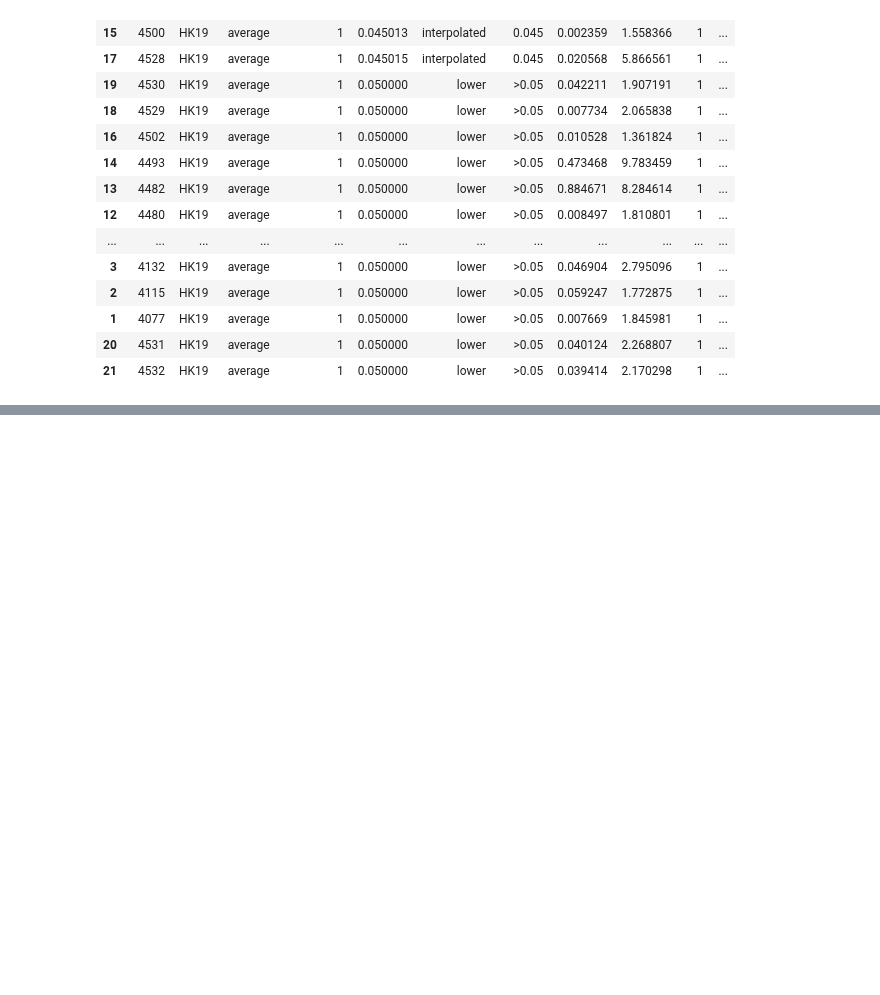
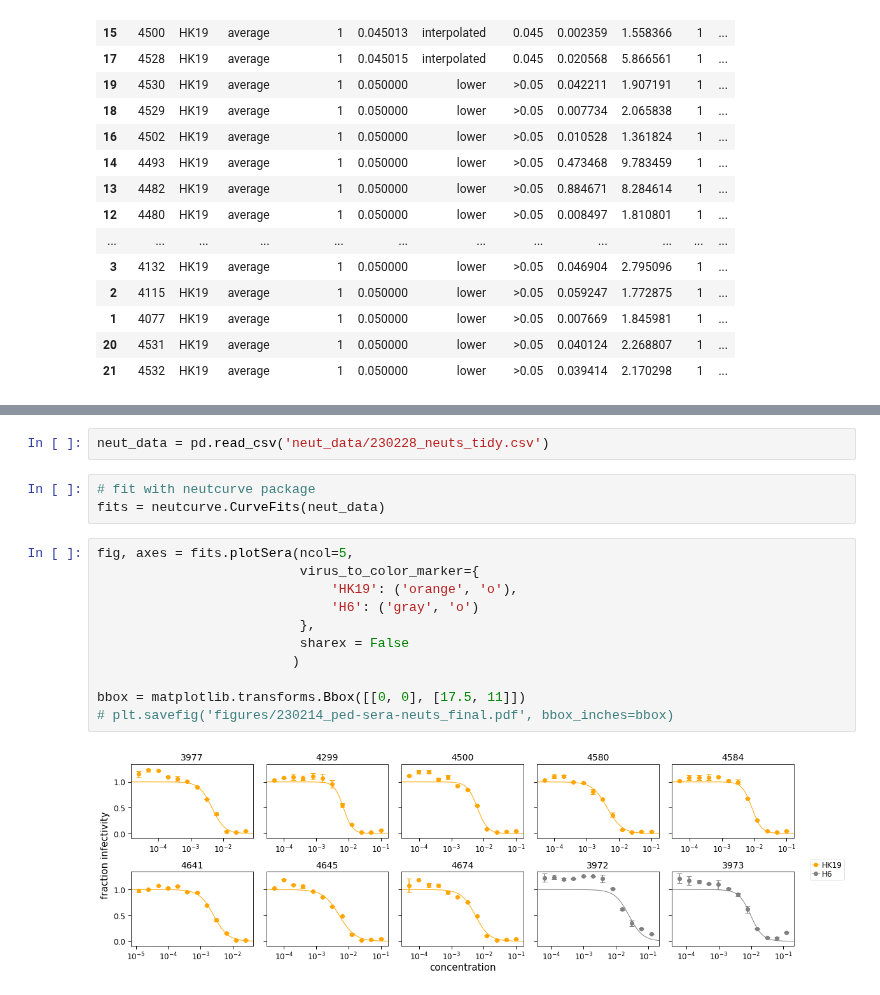
Before and after one commit to sorsinelli/flu_h3_hk19_dms_ic50, a Jupyter notebook: experiments/neut_assays/ped_serum_screening/serum_neut_curves.ipynb, the cells around one changed output, grey strips where cells are left out. Cells and saved outputs as stored; diff of their text form; blank space fills up the shorter version.

```diff
--- a/experiments/neut_assays/ped_serum_screening/serum_neut_curves.ipynb
+++ b/experiments/neut_assays/ped_serum_screening/serum_neut_curves.ipynb
@@ -248,0 +284,18 @@ serum_ic99.sort_values('ic99')
+# %%
+neut_data = pd.read_csv('neut_data/230228_neuts_tidy.csv')
+# %%
+# fit with neutcurve package
+fits = neutcurve.CurveFits(neut_data)
+# %%
+fig, axes = fits.plotSera(ncol=5,
+                          virus_to_color_marker={
+                              'HK19': ('orange', 'o'),
+                              'H6': ('gray', 'o')
+                          },
+                          sharex = False
+                         )
+
+bbox = matplotlib.transforms.Bbox([[0, 0], [17.5, 11]])
+# plt.savefig('figures/230214_ped-sera-neuts_final.pdf', bbox_inches=bbox)
+# %% [output]
+[figure, added]
```
Also changed, not shown: parts of 4 cells of this notebook, 2 other files.
